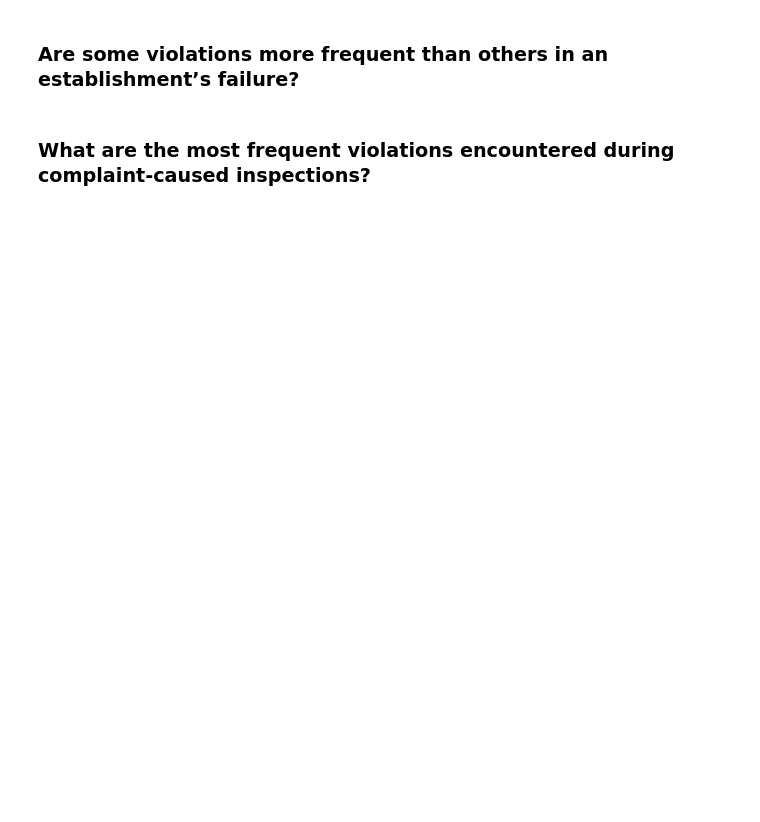
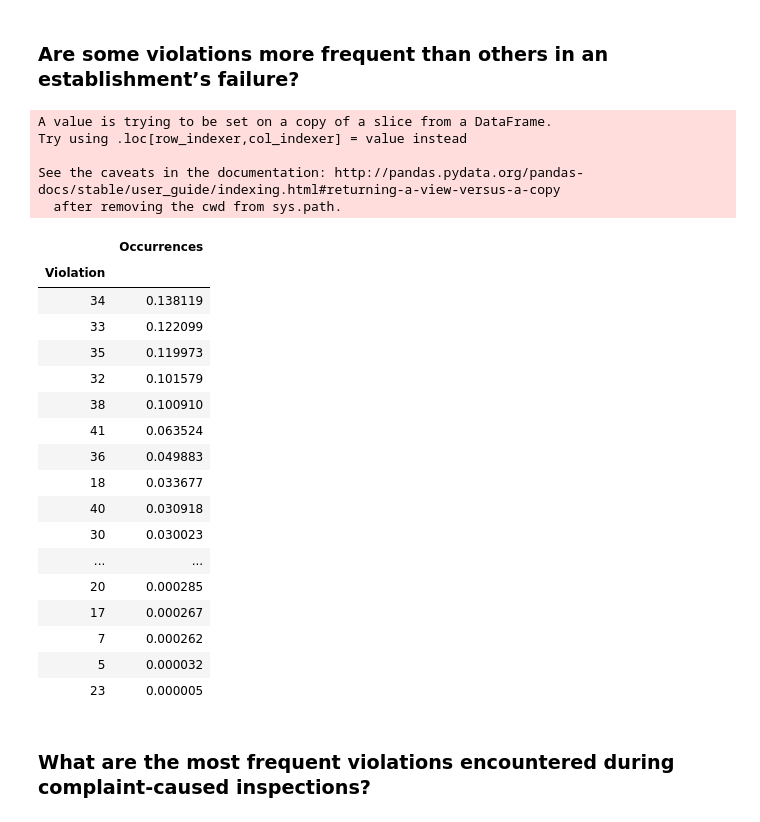
Before and after one commit to Gondolav/ADA-project, a Jupyter notebook: notebook.ipynb, the cells around one changed output. Saved outputs shown, nothing was run; the diff lists cells and outputs as text; code cells hidden in the pictures; blank space fills up the shorter version.

Commit message:
violations code supposedly done

```diff
--- a/notebook.ipynb
+++ b/notebook.ipynb
@@ -974,10 +955,11 @@ Interesting enough, the most encountered violation overall is "34. FLOORS: CONST
 # %% [markdown]
 ### What are the frequencies of each violation?
 # %%
-df_occ = df_violations.copy()
-#df_occ['Text'] = df_occ['Violation'].apply(lambda s: re.search(r'^[0-9]'))
-df_occ['Violation'] = df_occ['Violation'].apply(lambda s: re.search(r'^[0-9]+', s).group(0)).astype('int32')
-df_occ = df_occ.groupby(['Violation']).count().rename(columns={'Comment': 'Occurrences'})
-df_occ = df_occ / df_occ.sum(axis=0)
-df_occ = df_occ.sort_values(by='Occurrences', ascending=False)
-df_occ
+def violations_freq(df_occ):
+    df_occ = df_occ[['Violation', 'Comment']]
+    #df_occ['Text'] = df_occ['Violation'].apply(lambda s: re.search(r'^[0-9]'))
+    df_occ['Violation'] = df_occ['Violation'].apply(lambda s: re.search(r'^[0-9]+', s).group(0)).astype('int32')
+    df_occ = df_occ.groupby('Violation').count().rename(columns={'Comment': 'Occurrences'})
+    df_occ = df_occ / df_occ.sum(axis=0)
+    df_occ = df_occ.sort_values(by='Occurrences', ascending=False)
+    return df_occ
@@ -1003,4 +988,34 @@ df_occ
 # %% [markdown]
 ### Are some violations more frequent than others in an establishment’s failure?
+# %%
+df_mask = df['Results'].str.contains('OUT OF BUSINESS')
+df_names = df[df_mask]['DBA Name']
+df_out = df[df['DBA Name'].isin(df_names)]
+df_out = df_out.join(df_violations, on='Inspection ID', how='inner')
+violations_freq(df_out)
+# %% [output]
+A value is trying to be set on a copy of a slice from a DataFrame.
+Try using .loc[row_indexer,col_indexer] = value instead
+
+See the caveats in the documentation: http://pandas.pydata.org/pandas-docs/stable/user_guide/indexing.html#returning-a-view-versus-a-copy
+  after removing the cwd from sys.path.
+|  | Occurrences |
+| Violation |  |
+| 34 | 0.138119 |
+| 33 | 0.122099 |
+| 35 | 0.119973 |
+| 32 | 0.101579 |
+| 38 | 0.100910 |
+| 41 | 0.063524 |
+| 36 | 0.049883 |
+| 18 | 0.033677 |
+| 40 | 0.030918 |
+| 30 | 0.030023 |
+| ... | ... |
+| 20 | 0.000285 |
+| 17 | 0.000267 |
+| 7 | 0.000262 |
+| 5 | 0.000032 |
+| 23 | 0.000005 |
 # %% [markdown]
 ### What are the most frequent violations encountered during complaint-caused inspections?
```
Also changed, not shown: parts of 13 cells of this notebook.
